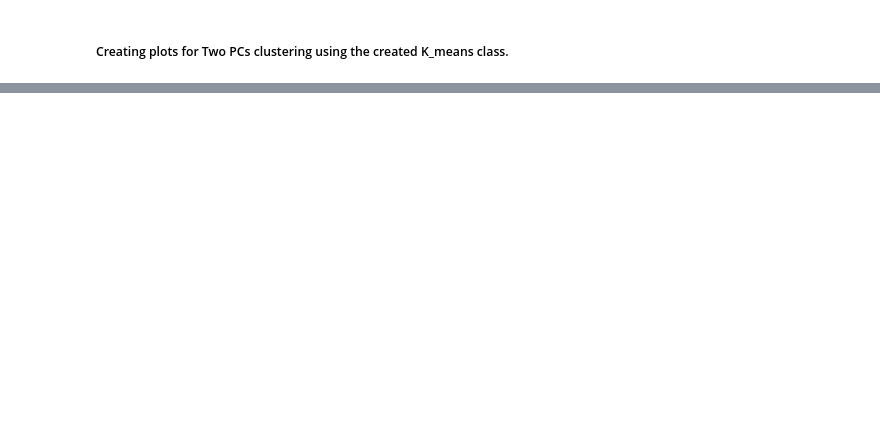
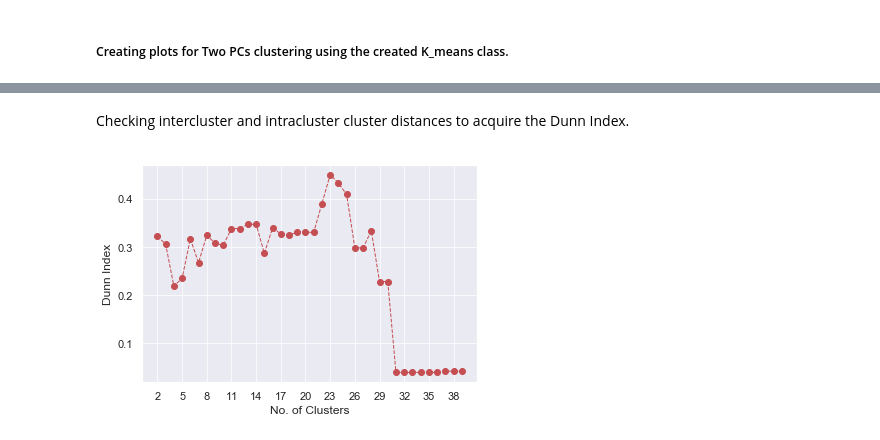
Before and after one commit to istewar1/Research, a Jupyter notebook: COSC 528/Project 2/Project2_notebook.ipynb, the cells around one changed output, grey strips where cells are left out. Cells and saved outputs as stored; diff of their text form; code cells hidden in the pictures; blank space fills up the shorter version.

```diff
--- a/COSC 528/Project 2/Project2_notebook.ipynb
+++ b/COSC 528/Project 2/Project2_notebook.ipynb
@@ -348,0 +374,22 @@ for i in range(1,4):
+# %% [markdown]
+Checking intercluster and intracluster cluster distances to acquire the Dunn Index.
+# %%
+Dunn_index = {}
+V = getValues(16,VT) # Only using first two PCs
+for i in range(2,40):
+    kmeans = K_means(i)
+    kmeans.main(V)
+
+    c,inter = intercluster_distance(kmeans.centroids)
+    intra = intracluster_distance(kmeans.clusters)
+    Dunn_index[i] = min(inter)/max(intra)
+
+fig,ax = plt.subplots();
+ax.plot(Dunn_index.keys(),Dunn_index.values(),'ro--',linewidth=1)
+ax.set_xticks(Dunn_index.keys()[::3])
+ax.set_xlabel('No. of Clusters')
+ax.set_ylabel('Dunn Index')
+ax.grid(alpha=0.75)
+ax.axes.set_axisbelow(True)
+# %% [output]
+[figure, added]
```
Also changed, not shown: parts of 14 cells of this notebook.
